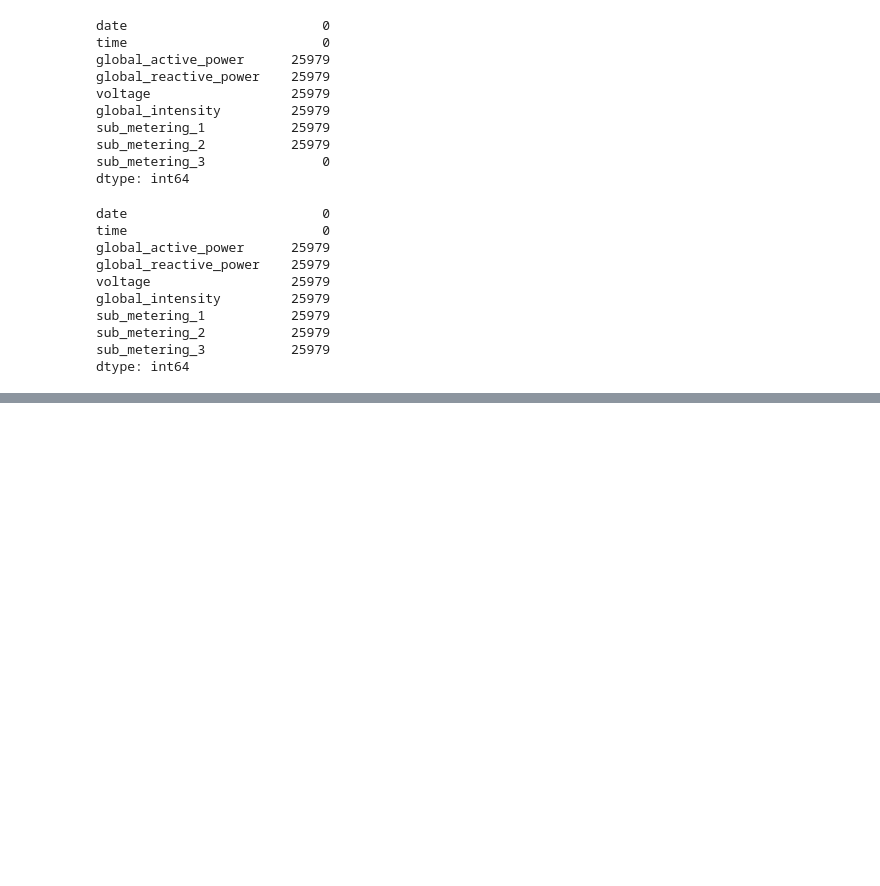
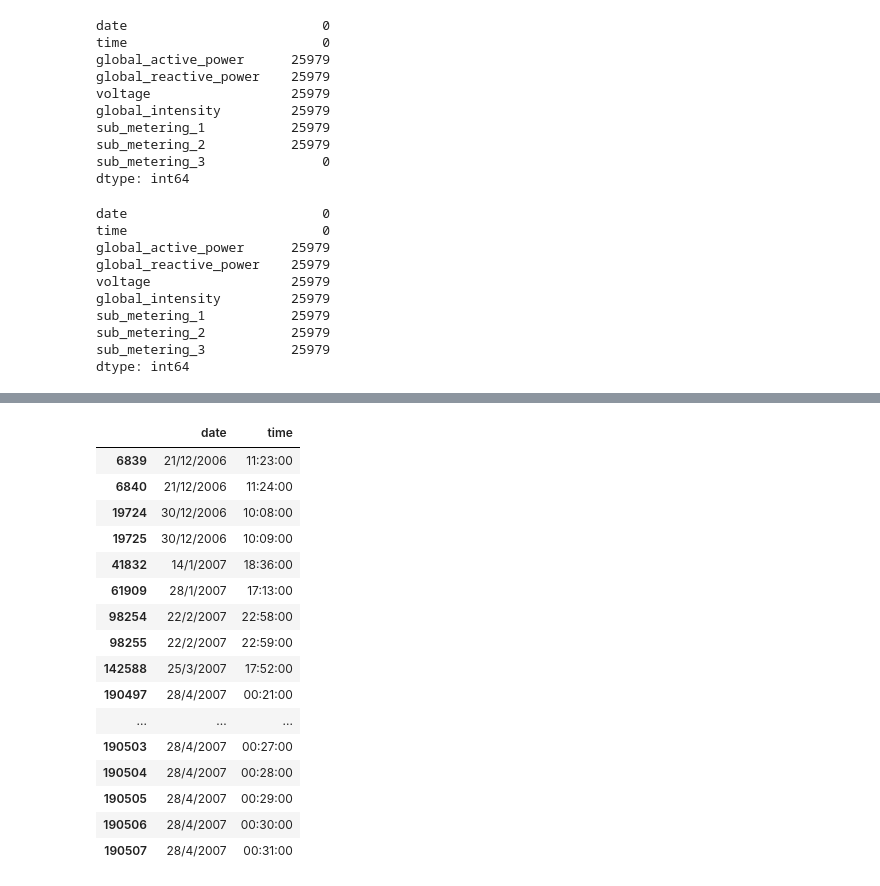
Before and after one commit to Kartikshard/Electricity-consumption-prediction, a Jupyter notebook: notebooks/01_EDA.ipynb, the cells around one changed output, grey strips where cells are left out. Cells and saved outputs as stored; diff of their text form; code cells hidden in the pictures; blank space fills up the shorter version.

```diff
--- a/notebooks/01_EDA.ipynb
+++ b/notebooks/01_EDA.ipynb
@@ -121,0 +188,22 @@ dtype: int64
+# %%
+missing_rows= data[data['global_active_power'].isna()]
+# %%
+missing_rows[['date','time']].head(20)
+# %% [output]
+|  | date | time |
+| 6839 | 21/12/2006 | 11:23:00 |
+| 6840 | 21/12/2006 | 11:24:00 |
+| 19724 | 30/12/2006 | 10:08:00 |
+| 19725 | 30/12/2006 | 10:09:00 |
+| 41832 | 14/1/2007 | 18:36:00 |
+| 61909 | 28/1/2007 | 17:13:00 |
+| 98254 | 22/2/2007 | 22:58:00 |
+| 98255 | 22/2/2007 | 22:59:00 |
+| 142588 | 25/3/2007 | 17:52:00 |
+| 190497 | 28/4/2007 | 00:21:00 |
+| ... | ... | ... |
+| 190503 | 28/4/2007 | 00:27:00 |
+| 190504 | 28/4/2007 | 00:28:00 |
+| 190505 | 28/4/2007 | 00:29:00 |
+| 190506 | 28/4/2007 | 00:30:00 |
+| 190507 | 28/4/2007 | 00:31:00 |
```
Also changed, not shown: parts of 13 cells of this notebook.
